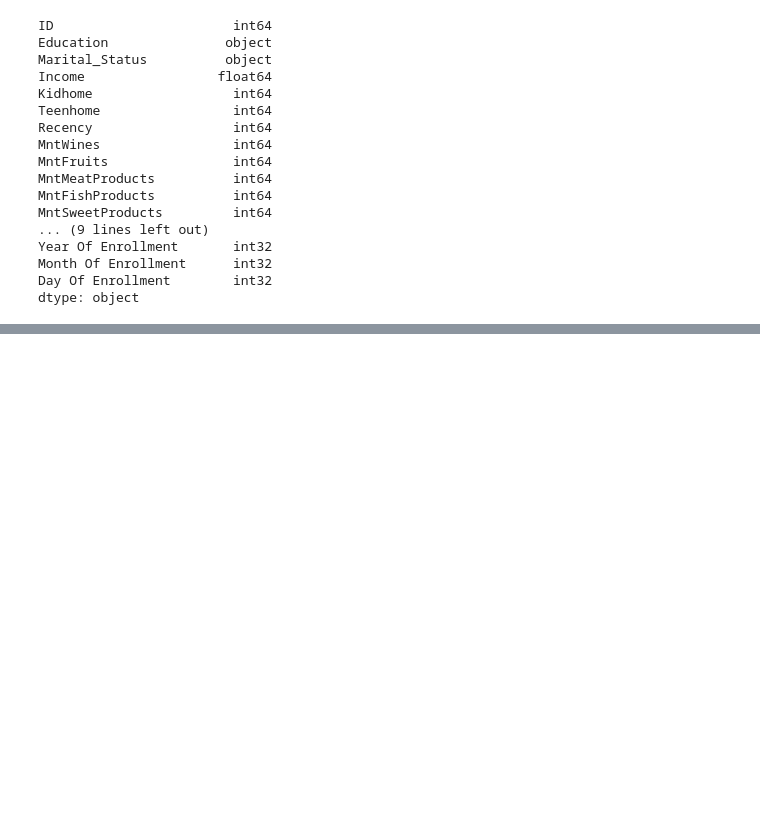
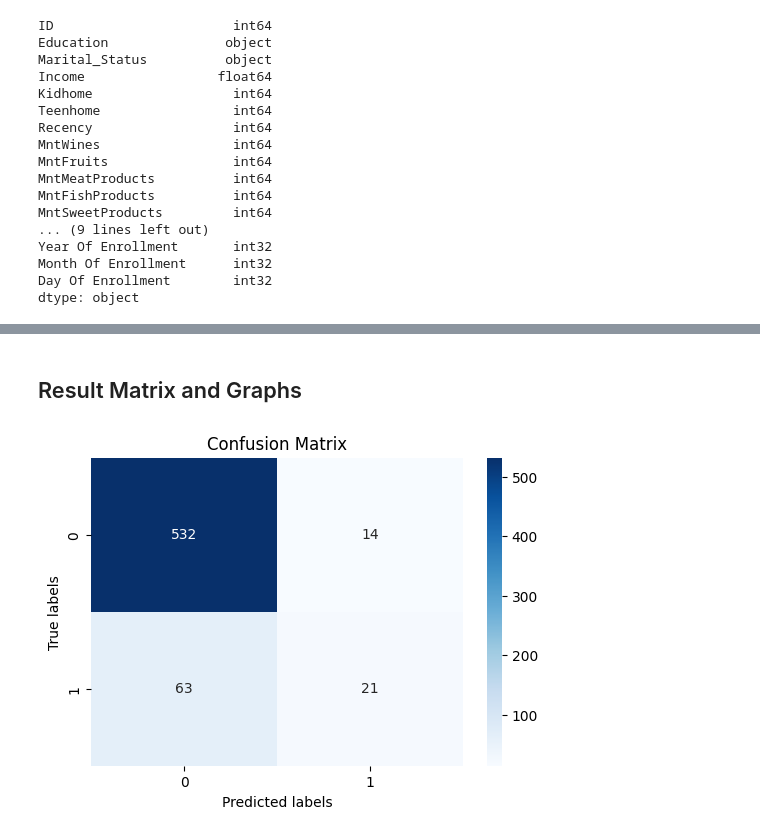
Before and after one commit to Ronan-Daliuag/Determining-Leads, a Jupyter notebook: Padrejuan.ipynb, the cells around one changed output, grey strips where cells are left out. Drawn from its saved outputs; the diff is of its cells as text; code cells hidden in the pictures; blank space fills up the shorter version.

```diff
--- a/Padrejuan.ipynb
+++ b/Padrejuan.ipynb
@@ -378,10 +396,10 @@ Month Of Enrollment      int32
 Day Of Enrollment        int32
 dtype: object
 # %%
-X = quantified_dt_customer.drop('Response', axis=1).iloc[:,1:][['Income', 'Kidhome', 'Teenhome', 'Recency', 'MntWines', 'MntFruits',
+X = normalized_age.drop('Response', axis=1).iloc[:,1:][['Income', 'Kidhome', 'Teenhome', 'Recency', 'MntWines', 'MntFruits',
 'MntMeatProducts', 'MntFishProducts', 'MntSweetProducts', 'MntGoldProds', 'NumDealsPurchases', 'NumWebPurchases', 'NumCatalogPurchases',
 'NumStorePurchases', 'NumWebVisitsMonth', 'Complain', 'Age', 'Year Of Enrollment', 'Month Of Enrollment', 'Day Of Enrollment']]
-y = quantified_dt_customer['Response']
+y = normalized_age['Response']
 
 X_train, X_test, y_train, y_test = train_test_split(X, y, test_size=0.3, random_state=42, stratify=y)
 # %%
@@ -410,0 +429,12 @@ AUC: 0.6688
+# %% [markdown]
+## Result Matrix and Graphs
+# %%
+conf_mat = confusion_matrix(y_test, preds)
+plt.figure(figsize=(6, 4))
+sns.heatmap(conf_mat, annot=True, fmt='d', cmap='Blues')
+plt.xlabel('Predicted labels')
+plt.ylabel('True labels')
+plt.title('Confusion Matrix')
+plt.show()
+# %% [output]
+[figure, added]
```
Also changed, not shown: parts of 7 cells of this notebook, 1 other file.
